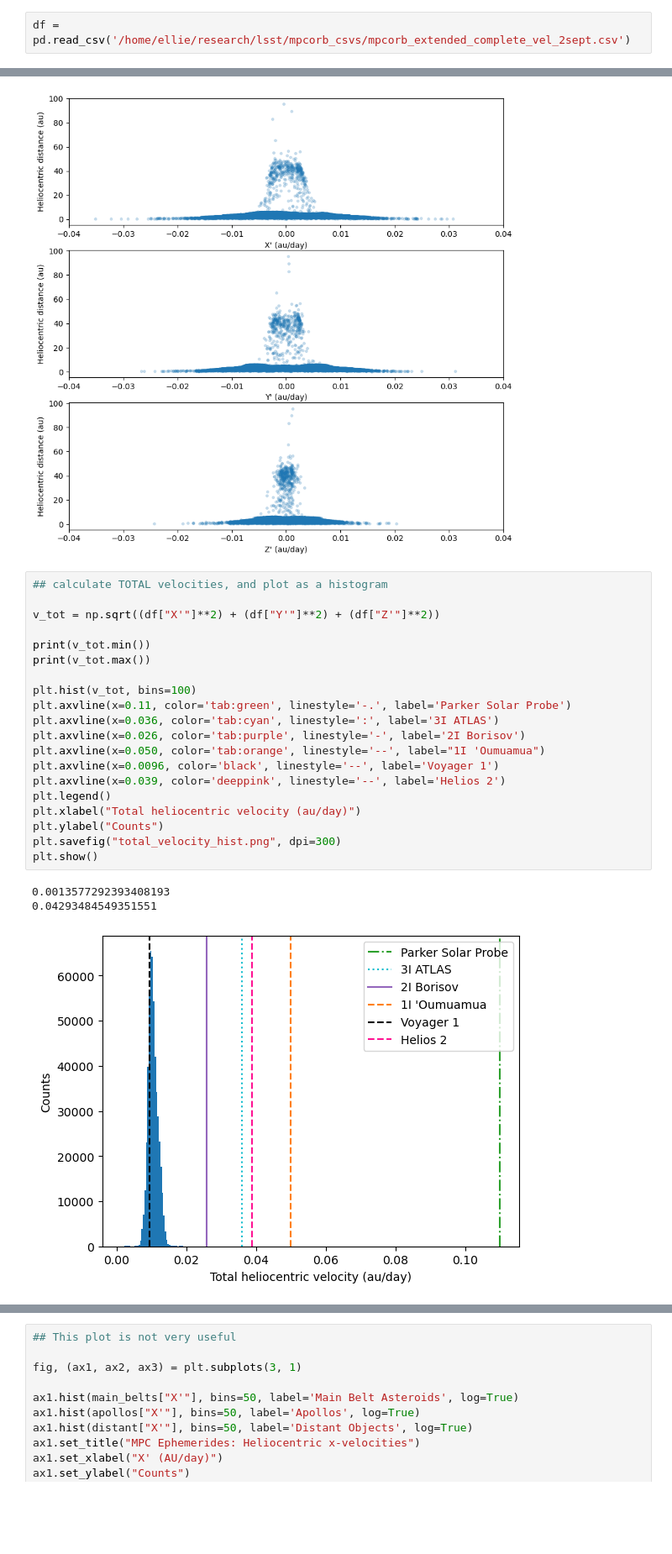
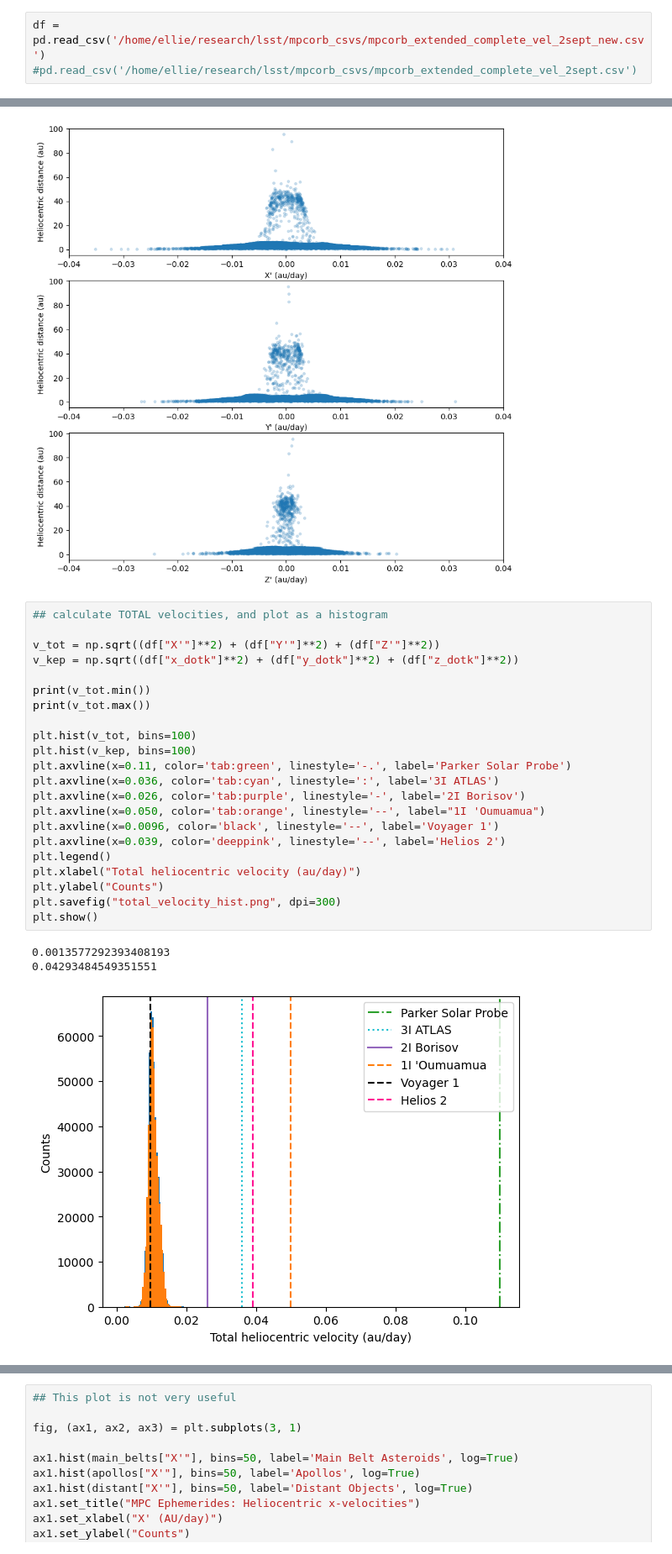
Before and after one commit to ewhite42/lsst_seti, a Jupyter notebook: sycorax_search/mpc_analysis.ipynb, the cells around one changed output, grey strips where cells are left out. Shown at 84% size. Drawn from its saved outputs; the diff is of its cells as text; blank space fills up the shorter version.

```diff
--- a/sycorax_search/mpc_analysis.ipynb
+++ b/sycorax_search/mpc_analysis.ipynb
@@ -88,7 +98,8 @@ plt.legend()
 <matplotlib.legend.Legend at 0x...>
 [figure]
 # %%
-df = pd.read_csv('/home/ellie/research/lsst/mpcorb_csvs/mpcorb_extended_complete_vel_2sept.csv')
+df = pd.read_csv('/home/ellie/research/lsst/mpcorb_csvs/mpcorb_extended_complete_vel_2sept_new.csv')
+#pd.read_csv('/home/ellie/research/lsst/mpcorb_csvs/mpcorb_extended_complete_vel_2sept.csv')
 # %%
 atiras = df.loc[df['Orbit_type'] == 'Atira']
 print("Number of Atiras: {}".format(len(atiras)))
@@ -363,24 +407,26 @@ plt.savefig('/home/ellie/research/lsst/mpc_vel_vs_dist_histogram.png', dpi=300)
 # %%
 ## calculate TOTAL velocities, and plot as a histogram
 
 v_tot = np.sqrt((df["X'"]**2) + (df["Y'"]**2) + (df["Z'"]**2))
+v_kep = np.sqrt((df["x_dotk"]**2) + (df["y_dotk"]**2) + (df["z_dotk"]**2))
 
 print(v_tot.min())
 print(v_tot.max())
 
 plt.hist(v_tot, bins=100)
+plt.hist(v_kep, bins=100)
 plt.axvline(x=0.11, color='tab:green', linestyle='-.', label='Parker Solar Probe')
 plt.axvline(x=0.036, color='tab:cyan', linestyle=':', label='3I ATLAS')
 plt.axvline(x=0.026, color='tab:purple', linestyle='-', label='2I Borisov')
 plt.axvline(x=0.050, color='tab:orange', linestyle='--', label="1I 'Oumuamua")
 plt.axvline(x=0.0096, color='black', linestyle='--', label='Voyager 1')
 plt.axvline(x=0.039, color='deeppink', linestyle='--', label='Helios 2')
 plt.legend()
 plt.xlabel("Total heliocentric velocity (au/day)")
 plt.ylabel("Counts")
 plt.savefig("total_velocity_hist.png", dpi=300)
 plt.show()
 # %% [output]
 0.0013577292393408193
 0.04293484549351551
-[figure, old version]
+[figure, new version]
```
Also changed, not shown: parts of 11 cells of this notebook, 1 other file.
